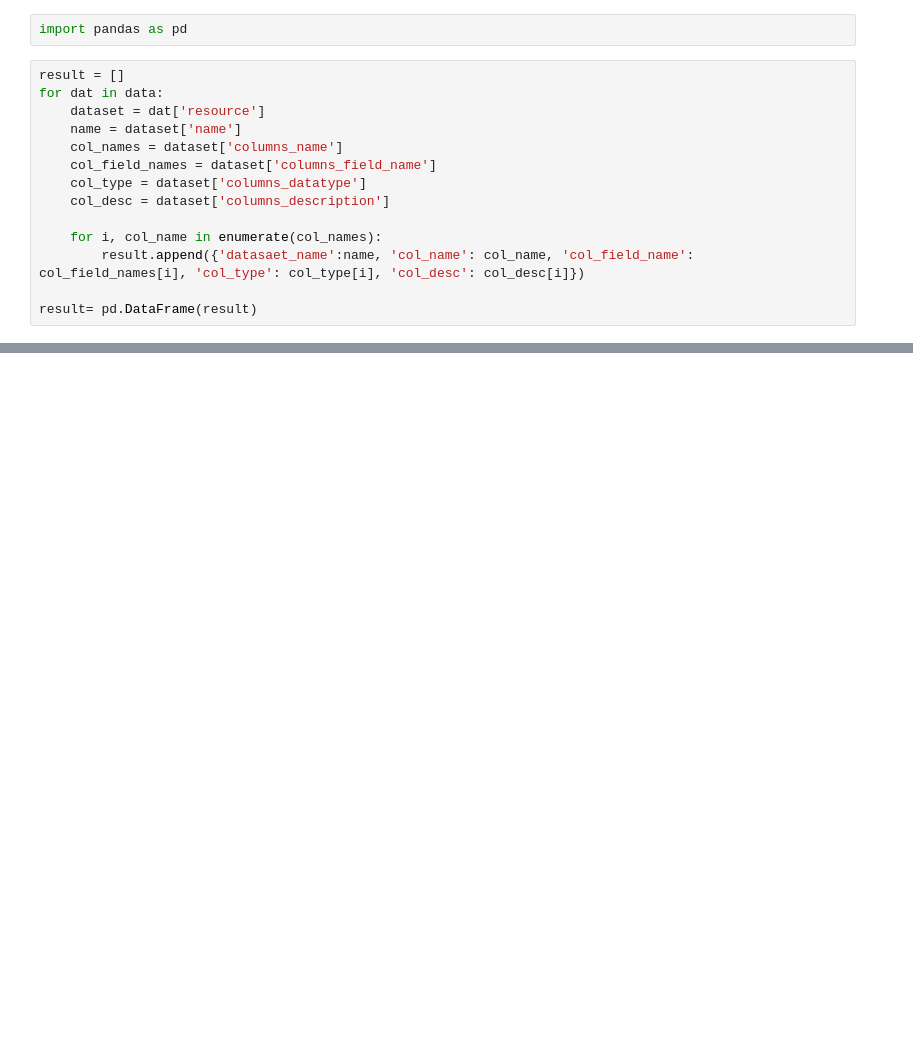
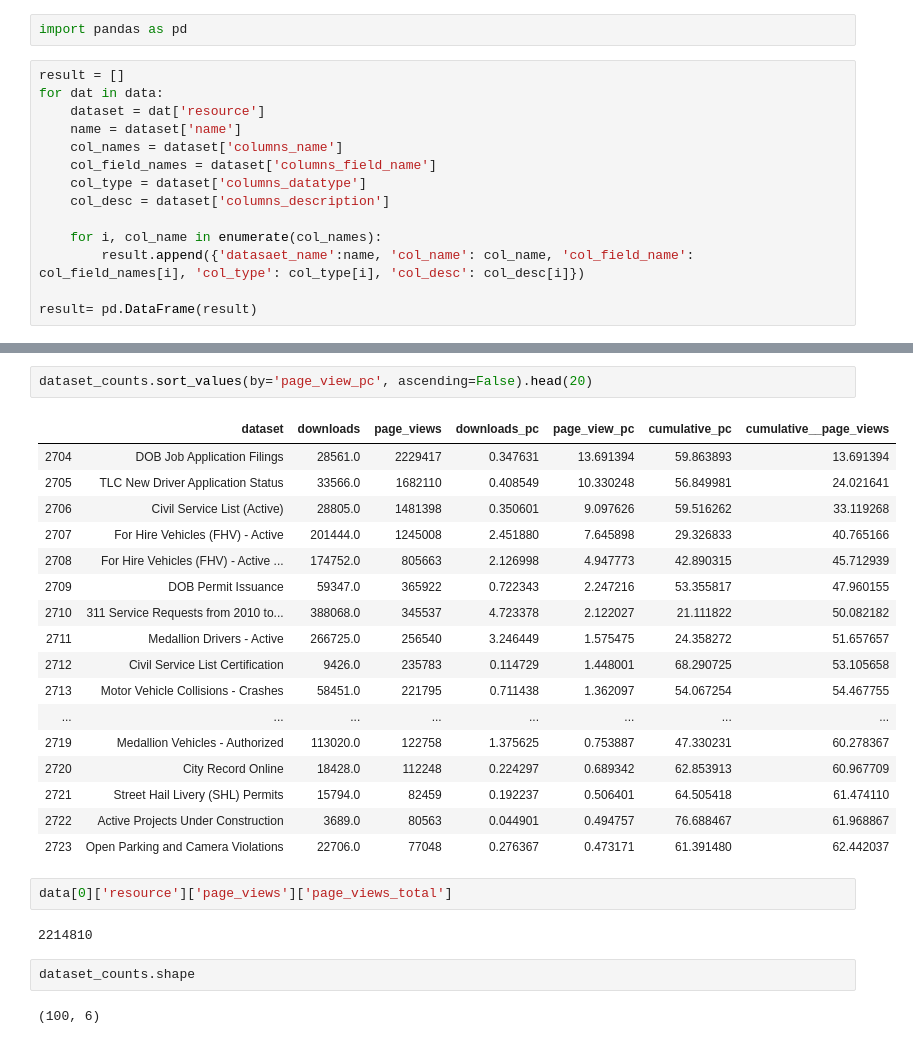
Before and after one commit to tsdataclinic/scout, a Jupyter notebook: QuickStats.ipynb, the cells around one changed output, grey strips where cells are left out. Saved outputs shown, nothing was run; the diff lists cells and outputs as text; blank space fills up the shorter version.

```diff
--- a/QuickStats.ipynb
+++ b/QuickStats.ipynb
@@ -26,0 +123,28 @@ result.col_name.value_counts().sort_values(ascending=True).tail(40).plot(kind='b
+# %%
+dataset_counts.sort_values(by='page_view_pc', ascending=False).head(20)
+# %% [output]
+|  | dataset | downloads | page_views | downloads_pc | page_view_pc | cumulative_pc | cumulative__page_views |
+| 2704 | DOB Job Application Filings | 28561.0 | 2229417 | 0.347631 | 13.691394 | 59.863893 | 13.691394 |
+| 2705 | TLC New Driver Application Status | 33566.0 | 1682110 | 0.408549 | 10.330248 | 56.849981 | 24.021641 |
+| 2706 | Civil Service List (Active) | 28805.0 | 1481398 | 0.350601 | 9.097626 | 59.516262 | 33.119268 |
+| 2707 | For Hire Vehicles (FHV) - Active | 201444.0 | 1245008 | 2.451880 | 7.645898 | 29.326833 | 40.765166 |
+| 2708 | For Hire Vehicles (FHV) - Active ... | 174752.0 | 805663 | 2.126998 | 4.947773 | 42.890315 | 45.712939 |
+| 2709 | DOB Permit Issuance | 59347.0 | 365922 | 0.722343 | 2.247216 | 53.355817 | 47.960155 |
+| 2710 | 311 Service Requests from 2010 to... | 388068.0 | 345537 | 4.723378 | 2.122027 | 21.111822 | 50.082182 |
+| 2711 | Medallion Drivers - Active | 266725.0 | 256540 | 3.246449 | 1.575475 | 24.358272 | 51.657657 |
+| 2712 | Civil Service List Certification | 9426.0 | 235783 | 0.114729 | 1.448001 | 68.290725 | 53.105658 |
+| 2713 | Motor Vehicle Collisions - Crashes | 58451.0 | 221795 | 0.711438 | 1.362097 | 54.067254 | 54.467755 |
+| ... | ... | ... | ... | ... | ... | ... | ... |
+| 2719 | Medallion Vehicles - Authorized | 113020.0 | 122758 | 1.375625 | 0.753887 | 47.330231 | 60.278367 |
+| 2720 | City Record Online | 18428.0 | 112248 | 0.224297 | 0.689342 | 62.853913 | 60.967709 |
+| 2721 | Street Hail Livery (SHL) Permits | 15794.0 | 82459 | 0.192237 | 0.506401 | 64.505418 | 61.474110 |
+| 2722 | Active Projects Under Construction | 3689.0 | 80563 | 0.044901 | 0.494757 | 76.688467 | 61.968867 |
+| 2723 | Open Parking and Camera Violations | 22706.0 | 77048 | 0.276367 | 0.473171 | 61.391480 | 62.442037 |
+# %%
+data[0]['resource']['page_views']['page_views_total']
+# %% [output]
+2214810
+# %%
+dataset_counts.shape
+# %% [output]
+(100, 6)
```
Also changed, not shown: parts of 14 cells of this notebook, 11 other files.
